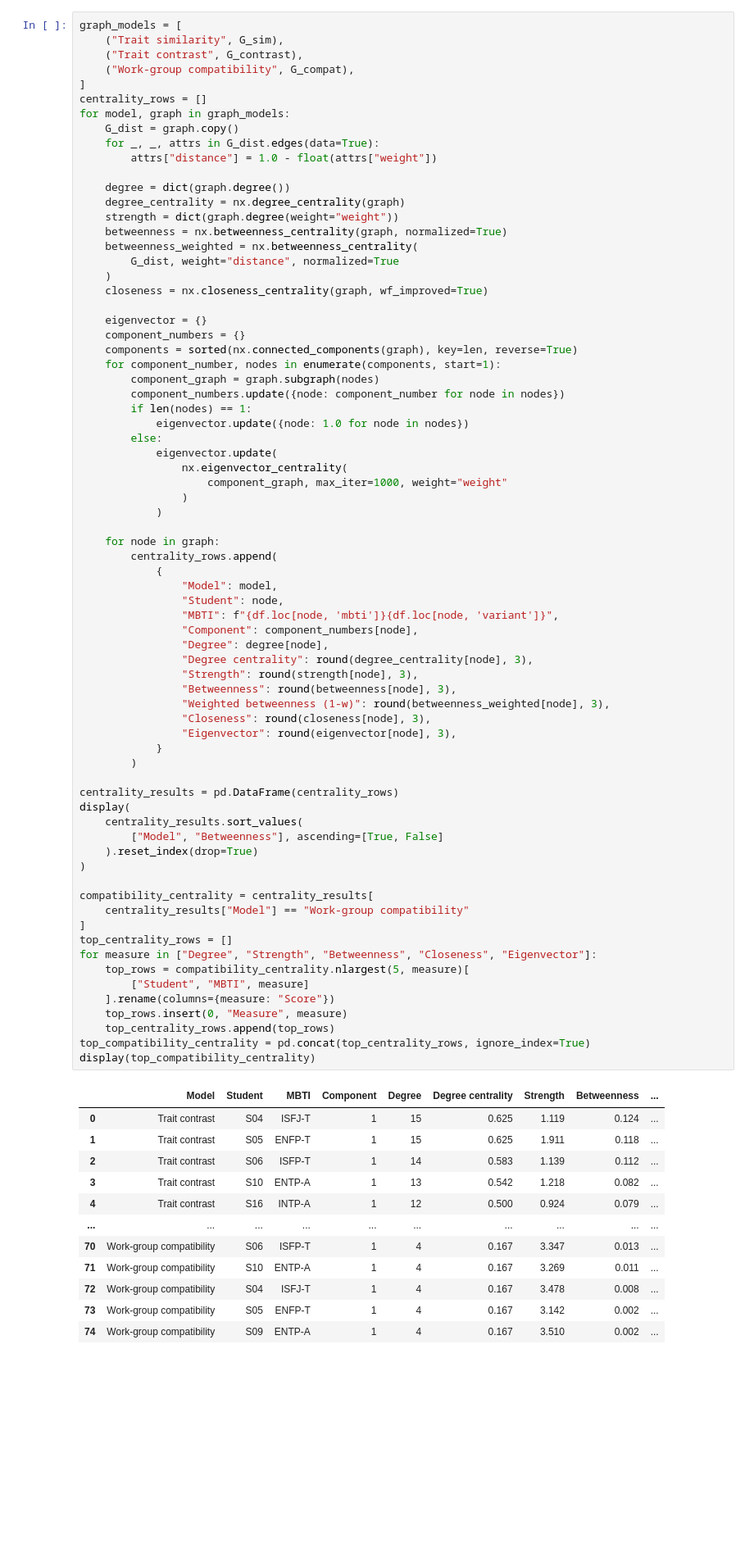
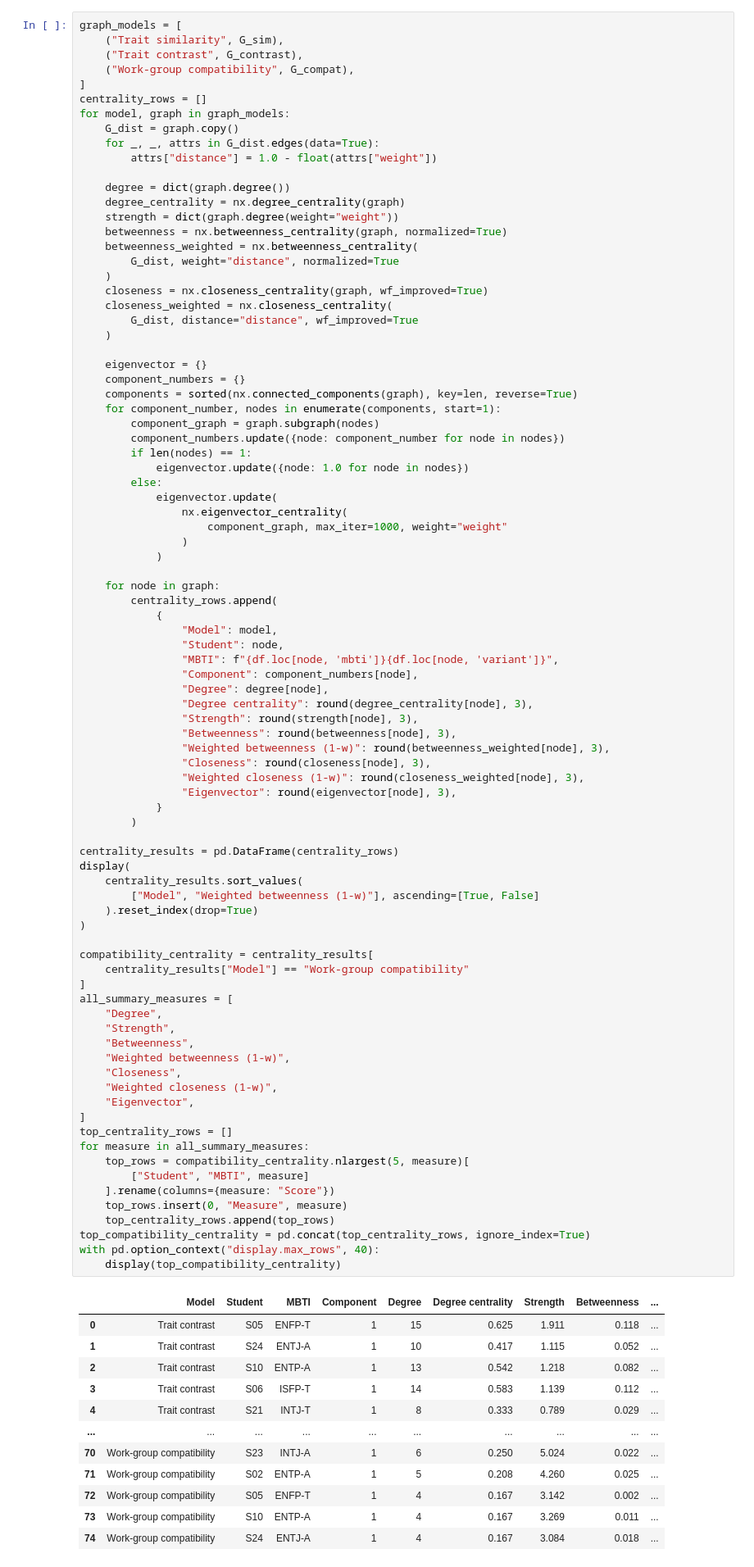
Before and after one commit to Waxguillermo/mbti-graph-analytics, a Jupyter notebook: base_notebook.ipynb, the cells around one changed output. Shown at 82% size. Drawn from its saved outputs; the diff is of its cells as text; blank space fills up the shorter version.

```diff
--- a/base_notebook.ipynb
+++ b/base_notebook.ipynb
@@ -1220,6 +1271,9 @@ for model, graph in graph_models:
         G_dist, weight="distance", normalized=True
     )
     closeness = nx.closeness_centrality(graph, wf_improved=True)
+    closeness_weighted = nx.closeness_centrality(
+        G_dist, distance="distance", wf_improved=True
+    )
 
     eigenvector = {}
     component_numbers = {}
@@ -1244,44 +1298,55 @@ for model, graph in graph_models:
                 "MBTI": f"{df.loc[node, 'mbti']}{df.loc[node, 'variant']}",
                 "Component": component_numbers[node],
                 "Degree": degree[node],
                 "Degree centrality": round(degree_centrality[node], 3),
                 "Strength": round(strength[node], 3),
                 "Betweenness": round(betweenness[node], 3),
                 "Weighted betweenness (1-w)": round(betweenness_weighted[node], 3),
                 "Closeness": round(closeness[node], 3),
+                "Weighted closeness (1-w)": round(closeness_weighted[node], 3),
                 "Eigenvector": round(eigenvector[node], 3),
             }
         )
 
 centrality_results = pd.DataFrame(centrality_rows)
 display(
     centrality_results.sort_values(
-        ["Model", "Betweenness"], ascending=[True, False]
+        ["Model", "Weighted betweenness (1-w)"], ascending=[True, False]
     ).reset_index(drop=True)
 )
 
 compatibility_centrality = centrality_results[
     centrality_results["Model"] == "Work-group compatibility"
 ]
+all_summary_measures = [
+    "Degree",
+    "Strength",
+    "Betweenness",
+    "Weighted betweenness (1-w)",
+    "Closeness",
+    "Weighted closeness (1-w)",
+    "Eigenvector",
+]
 top_centrality_rows = []
-for measure in ["Degree", "Strength", "Betweenness", "Closeness", "Eigenvector"]:
+for measure in all_summary_measures:
     top_rows = compatibility_centrality.nlargest(5, measure)[
         ["Student", "MBTI", measure]
     ].rename(columns={measure: "Score"})
     top_rows.insert(0, "Measure", measure)
     top_centrality_rows.append(top_rows)
 top_compatibility_centrality = pd.concat(top_centrality_rows, ignore_index=True)
-display(top_compatibility_centrality)
+with pd.option_context("display.max_rows", 40):
+    display(top_compatibility_centrality)
 # %% [output]
 |  | Model | Student | MBTI | Component | Degree | Degree centrality | Strength | Betweenness | ... |
-| 0 | Trait contrast | S04 | ISFJ-T | 1 | 15 | 0.625 | 1.119 | 0.124 | ... |
-| 1 | Trait contrast | S05 | ENFP-T | 1 | 15 | 0.625 | 1.911 | 0.118 | ... |
-| 2 | Trait contrast | S06 | ISFP-T | 1 | 14 | 0.583 | 1.139 | 0.112 | ... |
-| 3 | Trait contrast | S10 | ENTP-A | 1 | 13 | 0.542 | 1.218 | 0.082 | ... |
-| 4 | Trait contrast | S16 | INTP-A | 1 | 12 | 0.500 | 0.924 | 0.079 | ... |
+| 0 | Trait contrast | S05 | ENFP-T | 1 | 15 | 0.625 | 1.911 | 0.118 | ... |
+| 1 | Trait contrast | S24 | ENTJ-A | 1 | 10 | 0.417 | 1.115 | 0.052 | ... |
+| 2 | Trait contrast | S10 | ENTP-A | 1 | 13 | 0.542 | 1.218 | 0.082 | ... |
+| 3 | Trait contrast | S06 | ISFP-T | 1 | 14 | 0.583 | 1.139 | 0.112 | ... |
+| 4 | Trait contrast | S21 | INTJ-T | 1 | 8 | 0.333 | 0.789 | 0.029 | ... |
 | ... | ... | ... | ... | ... | ... | ... | ... | ... | ... |
-| 70 | Work-group compatibility | S06 | ISFP-T | 1 | 4 | 0.167 | 3.347 | 0.013 | ... |
-| 71 | Work-group compatibility | S10 | ENTP-A | 1 | 4 | 0.167 | 3.269 | 0.011 | ... |
-| 72 | Work-group compatibility | S04 | ISFJ-T | 1 | 4 | 0.167 | 3.478 | 0.008 | ... |
-| 73 | Work-group compatibility | S05 | ENFP-T | 1 | 4 | 0.167 | 3.142 | 0.002 | ... |
-| 74 | Work-group compatibility | S09 | ENTP-A | 1 | 4 | 0.167 | 3.510 | 0.002 | ... |
+| 70 | Work-group compatibility | S23 | INTJ-A | 1 | 6 | 0.250 | 5.024 | 0.022 | ... |
+| 71 | Work-group compatibility | S02 | ENTP-A | 1 | 5 | 0.208 | 4.260 | 0.025 | ... |
+| 72 | Work-group compatibility | S05 | ENFP-T | 1 | 4 | 0.167 | 3.142 | 0.002 | ... |
+| 73 | Work-group compatibility | S10 | ENTP-A | 1 | 4 | 0.167 | 3.269 | 0.011 | ... |
+| 74 | Work-group compatibility | S24 | ENTJ-A | 1 | 4 | 0.167 | 3.084 | 0.018 | ... |
```
Also changed, not shown: parts of 6 cells of this notebook.
